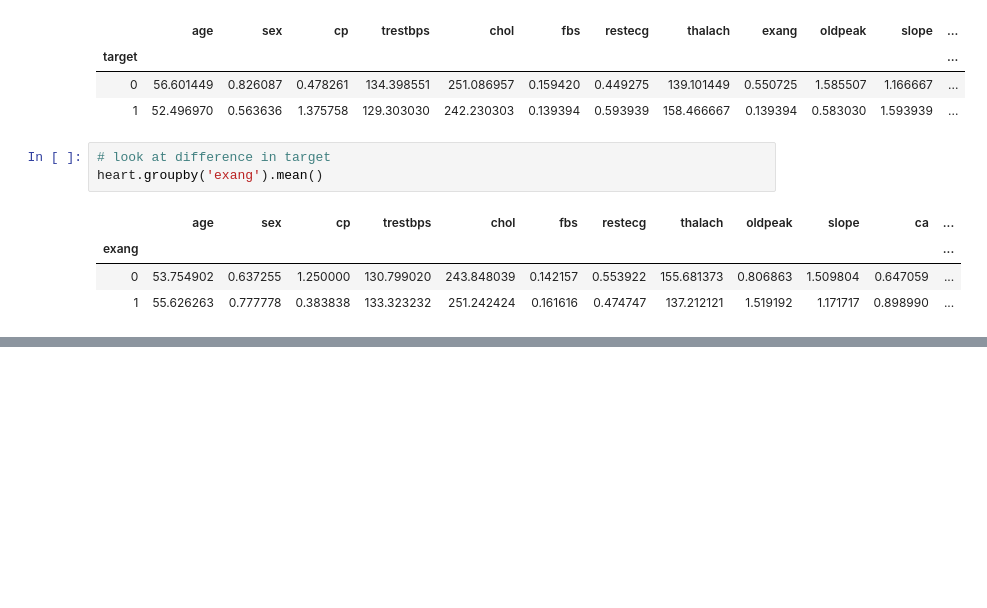
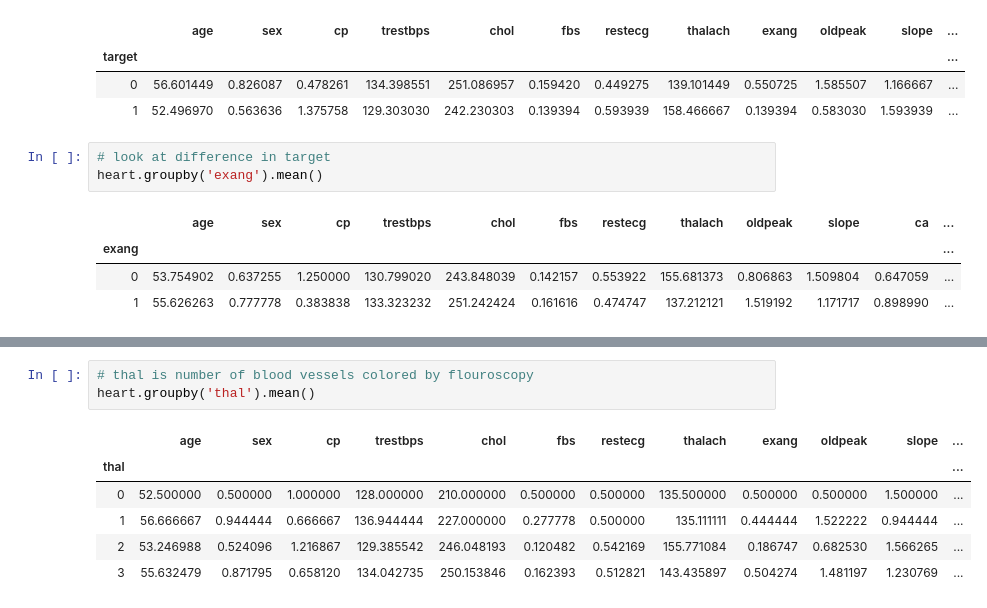
Before and after one commit to dimucciojonathan/Classifying-Heart-Health-with-ML, a Jupyter notebook: Heart Health Project.ipynb, the cells around one changed output, grey strips where cells are left out. Saved outputs shown, nothing was run; the diff lists cells and outputs as text; blank space fills up the shorter version.

```diff
--- a/Heart Health Project.ipynb
+++ b/Heart Health Project.ipynb
@@ -69,0 +76,10 @@ heart.groupby('exang').mean()
+# %%
+# thal is number of blood vessels colored by flouroscopy
+heart.groupby('thal').mean()
+# %% [output]
+|  | age | sex | cp | trestbps | chol | fbs | restecg | thalach | exang | oldpeak | slope | ... |
+| thal |  |  |  |  |  |  |  |  |  |  |  | ... |
+| 0 | 52.500000 | 0.500000 | 1.000000 | 128.000000 | 210.000000 | 0.500000 | 0.500000 | 135.500000 | 0.500000 | 0.500000 | 1.500000 | ... |
+| 1 | 56.666667 | 0.944444 | 0.666667 | 136.944444 | 227.000000 | 0.277778 | 0.500000 | 135.111111 | 0.444444 | 1.522222 | 0.944444 | ... |
+| 2 | 53.246988 | 0.524096 | 1.216867 | 129.385542 | 246.048193 | 0.120482 | 0.542169 | 155.771084 | 0.186747 | 0.682530 | 1.566265 | ... |
+| 3 | 55.632479 | 0.871795 | 0.658120 | 134.042735 | 250.153846 | 0.162393 | 0.512821 | 143.435897 | 0.504274 | 1.481197 | 1.230769 | ... |
```
Also changed, not shown: parts of 16 cells of this notebook.
